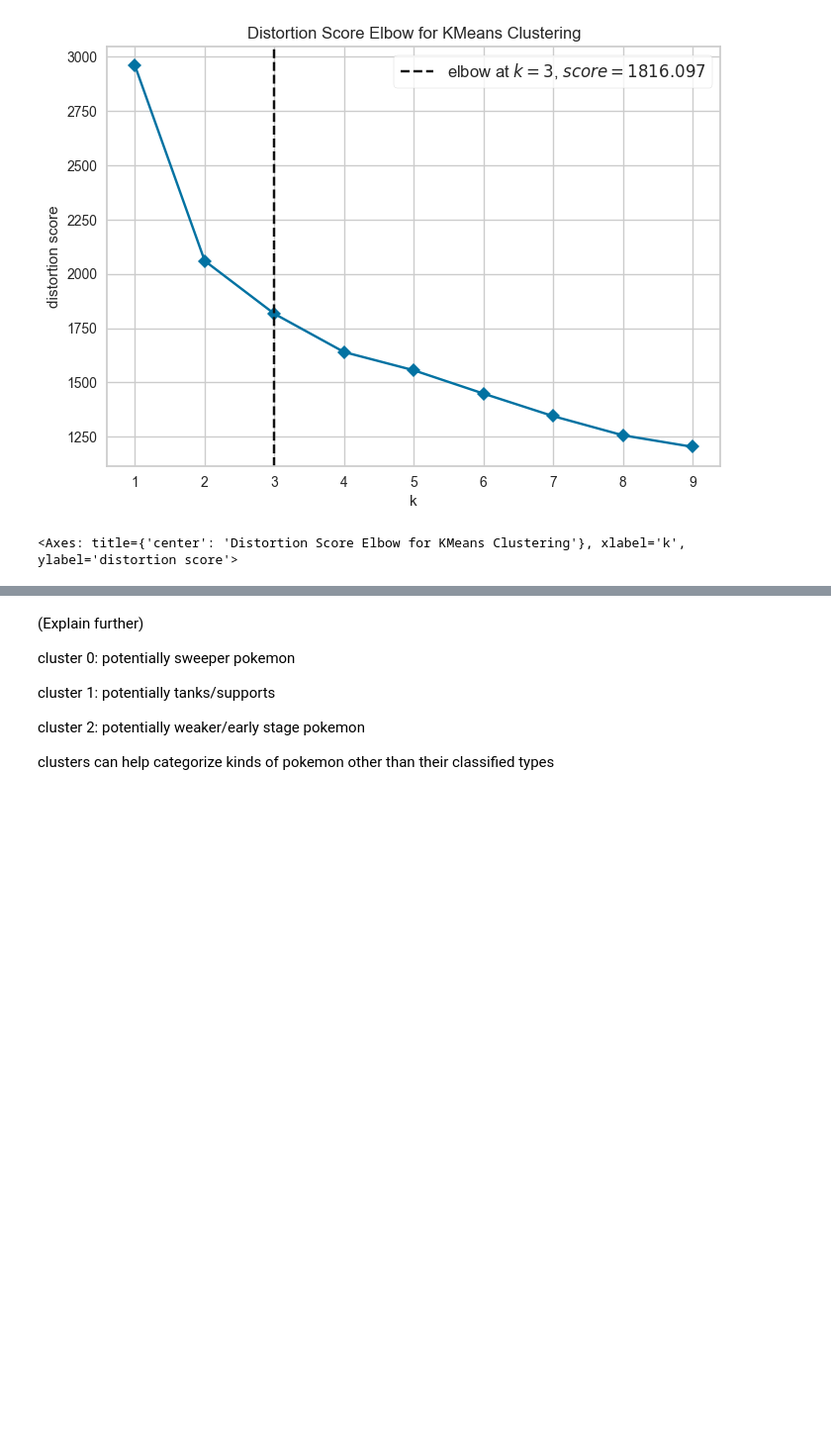
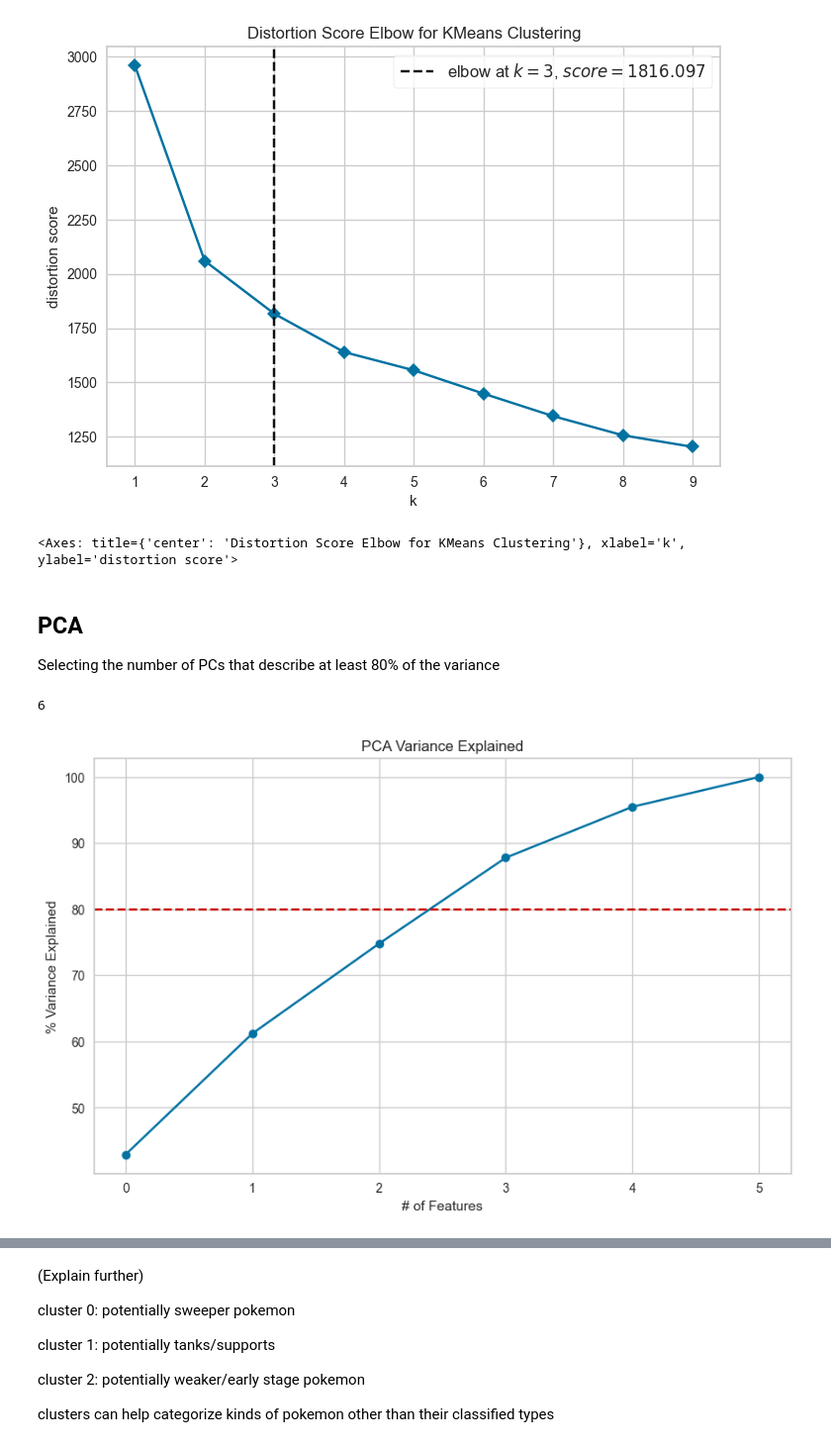
Before and after one commit to Dannypham142/CMSC320-PokeAPI-Final-Project, a Jupyter notebook: PokeAPI_Project.ipynb, the cells around one changed output, grey strips where cells are left out. Shown: that part at 99% size. Cells and saved outputs as stored; diff of their text form; code cells hidden in the pictures; blank space fills up the shorter version.

```diff
--- a/PokeAPI_Project.ipynb
+++ b/PokeAPI_Project.ipynb
@@ -346,3 +346,29 @@ visualizer.show()
 k_cluster = 3
 # The random state which we will be using for the remainder of this analysis
 seed = 42
+# %% [markdown]
+## PCA
+
+Selecting the number of PCs that describe at least 80% of the variance
+# %%
+X_scaled.shape[1]
+# %% [output]
+6
+# %%
+covar_matrix = PCA(n_components=X_scaled.shape[1])
+model = covar_matrix.fit(X_scaled)
+
+var = np.cumsum(np.round(covar_matrix.explained_variance_ratio_, decimals=3) * 100)
+# %%
+plt.figure(figsize=(10, 6))
+plt.plot(var, marker='o', linestyle='-', color='b')
+
+plt.axhline(y=80, color='r', linestyle='--')
+
+plt.ylabel('% Variance Explained')
+plt.xlabel('# of Features')
+plt.title('PCA Variance Explained')
+
+plt.show()
+# %% [output]
+[figure, added]
```
Also changed, not shown: parts of 6 cells of this notebook.
